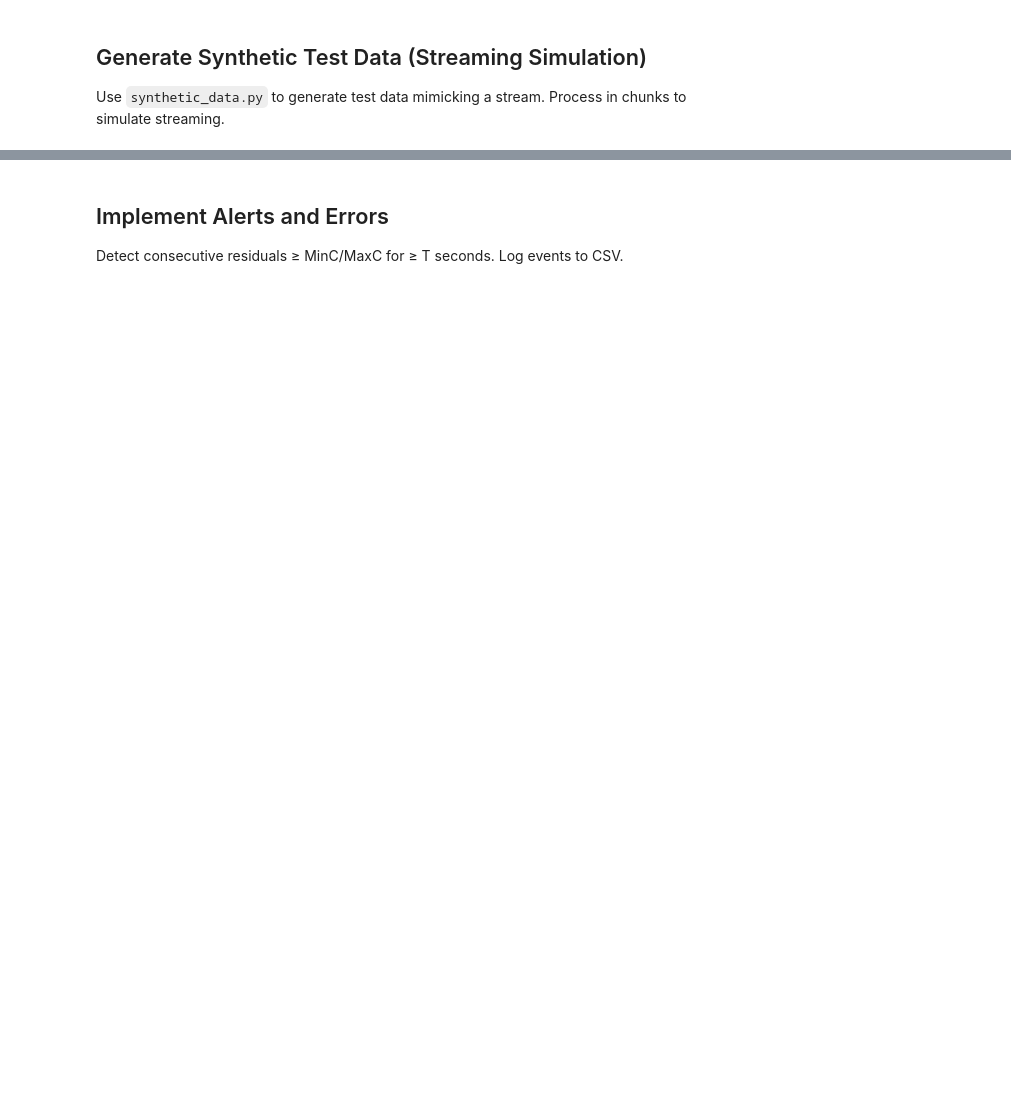
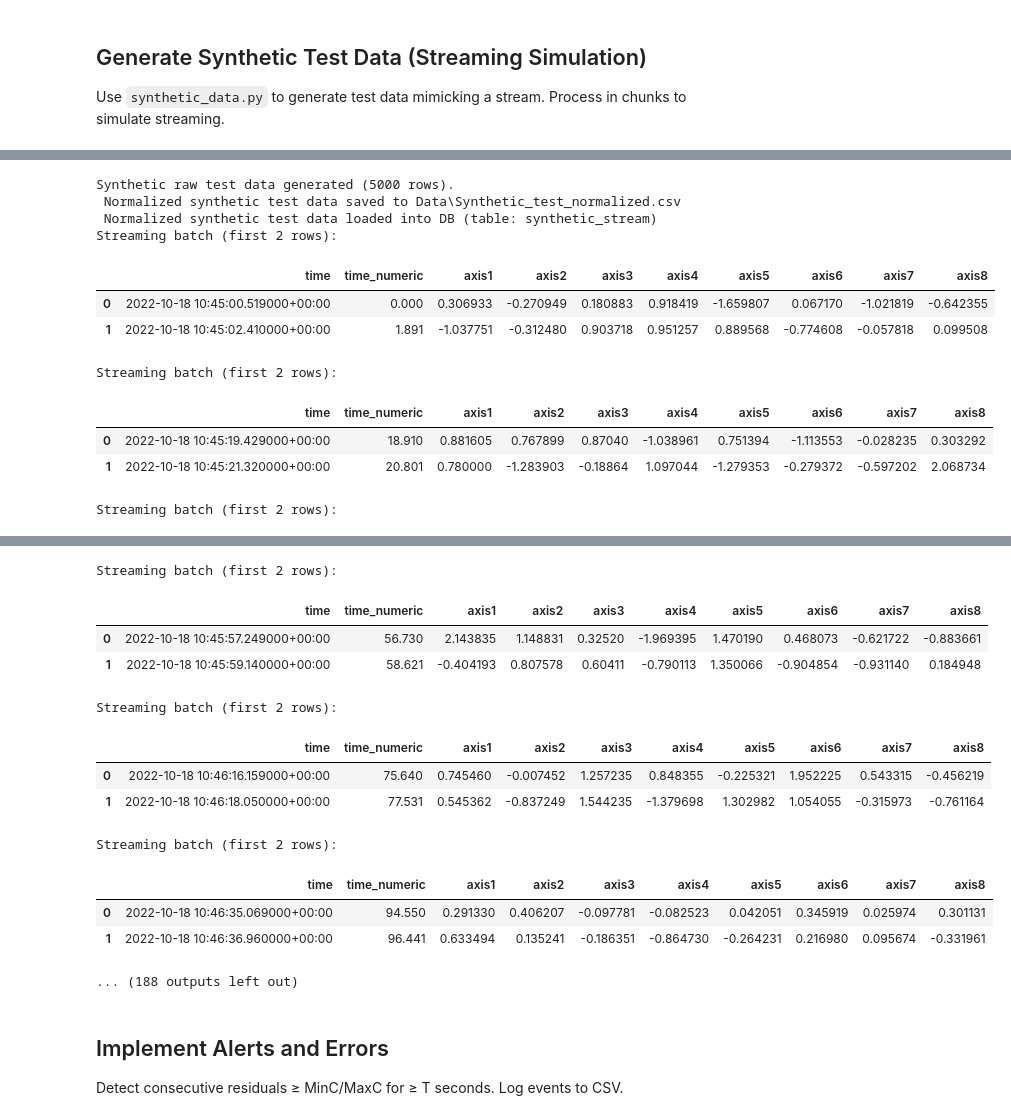
Before and after one commit to AiswaryaSukumar/CSCN8010_Assignment1, a Jupyter notebook: Streaming_Regression.ipynb, the cells around one changed output, grey strips where cells are left out. Drawn from its saved outputs; the diff is of its cells as text; code cells hidden in the pictures; blank space fills up the shorter version.

```diff
--- a/Streaming_Regression.ipynb
+++ b/Streaming_Regression.ipynb
@@ -285,0 +282,66 @@ for axis in AXES:
+# %%
+from synthetic_data import make_synthetic_test
+
+# --- Step 4A: Generate synthetic test data ---
+df_test, sample_interval_sec = make_synthetic_test(
+    df_train, models, AXES,
+    n_rows=5000,
+    sample_interval_sec=sample_interval_sec,
+    residuals_dict=residuals_dict,
+    force_above=True,
+    MinC=MinC,
+    MaxC=MaxC
+)
+
+print(f"Synthetic raw test data generated ({len(df_test)} rows).")
+
+# --- Step 4B: Normalize test data using training mean/std ---
+norm_df = df_test.copy()
+for axis in AXES:
+    mean_val = df_train[axis].mean()
+    std_val = df_train[axis].std()
+    if std_val > 0:
+        norm_df[axis] = (df_test[axis] - mean_val) / std_val
+
+# Save normalized synthetic test data to CSV
+synthetic_path = DATA_DIR / "Synthetic_test_normalized.csv"
+norm_df.to_csv(synthetic_path, index=False)
+print(f" Normalized synthetic test data saved to {synthetic_path}")
+
+# --- Step 4C: Load normalized synthetic data into DB ---
+table_name = "synthetic_stream"
+norm_df.to_sql(table_name, engine, if_exists="replace", index=False)
+print(f" Normalized synthetic test data loaded into DB (table: {table_name})")
+
+# --- Step 4D: Simulate streaming by reading in chunks ---
+chunk_size = 50
+residuals_test = {axis: [] for axis in AXES}
+
+query = f"SELECT * FROM {table_name} ORDER BY time"
+for chunk in pd.read_sql(query, engine, chunksize=chunk_size):
+    print("Streaming batch (first 2 rows):")
+    display(chunk.head(2))
+
+    # Process residuals for each axis in the chunk
+    X_chunk = chunk[['time_numeric']].values
+    for axis in AXES:
+        y_pred = models[axis].predict(X_chunk)
+        y_actual = chunk[axis].values
+        residuals_test[axis].extend(y_actual - y_pred)
+
+# Convert residual lists to arrays
+residuals_test = {axis: np.array(vals) for axis, vals in residuals_test.items()}
+print(" Residuals computed from streamed synthetic test data")
+# %% [output]
+Synthetic raw test data generated (5000 rows).
+ Normalized synthetic test data saved to Data\Synthetic_test_normalized.csv
+ Normalized synthetic test data loaded into DB (table: synthetic_stream)
+Streaming batch (first 2 rows):
+|  | time | time_numeric | axis1 | axis2 | axis3 | axis4 | axis5 | axis6 | axis7 | axis8 |
+| 0 | 2022-10-18 10:45:00.519000+00:00 | 0.000 | 0.306933 | -0.270949 | 0.180883 | 0.918419 | -1.659807 | 0.067170 | -1.021819 | -0.642355 |
+| 1 | 2022-10-18 10:45:02.410000+00:00 | 1.891 | -1.037751 | -0.312480 | 0.903718 | 0.951257 | 0.889568 | -0.774608 | -0.057818 | 0.099508 |
+Streaming batch (first 2 rows):
+|  | time | time_numeric | axis1 | axis2 | axis3 | axis4 | axis5 | axis6 | axis7 | axis8 |
+| 0 | 2022-10-18 10:45:19.429000+00:00 | 18.910 | 0.881605 | 0.767899 | 0.87040 | -1.038961 | 0.751394 | -1.113553 | -0.028235 | 0.303292 |
+| 1 | 2022-10-18 10:45:21.320000+00:00 | 20.801 | 0.780000 | -1.283903 | -0.18864 | 1.097044 | -1.279353 | -0.279372 | -0.597202 | 2.068734 |
+Streaming batch (first 2 rows):
@@ -286,3 +351,16 @@ for axis in AXES:
+Streaming batch (first 2 rows):
+|  | time | time_numeric | axis1 | axis2 | axis3 | axis4 | axis5 | axis6 | axis7 | axis8 |
+| 0 | 2022-10-18 10:45:57.249000+00:00 | 56.730 | 2.143835 | 1.148831 | 0.32520 | -1.969395 | 1.470190 | 0.468073 | -0.621722 | -0.883661 |
+| 1 | 2022-10-18 10:45:59.140000+00:00 | 58.621 | -0.404193 | 0.807578 | 0.60411 | -0.790113 | 1.350066 | -0.904854 | -0.931140 | 0.184948 |
+Streaming batch (first 2 rows):
+|  | time | time_numeric | axis1 | axis2 | axis3 | axis4 | axis5 | axis6 | axis7 | axis8 |
+| 0 | 2022-10-18 10:46:16.159000+00:00 | 75.640 | 0.745460 | -0.007452 | 1.257235 | 0.848355 | -0.225321 | 1.952225 | 0.543315 | -0.456219 |
+| 1 | 2022-10-18 10:46:18.050000+00:00 | 77.531 | 0.545362 | -0.837249 | 1.544235 | -1.379698 | 1.302982 | 1.054055 | -0.315973 | -0.761164 |
+Streaming batch (first 2 rows):
+|  | time | time_numeric | axis1 | axis2 | axis3 | axis4 | axis5 | axis6 | axis7 | axis8 |
+| 0 | 2022-10-18 10:46:35.069000+00:00 | 94.550 | 0.291330 | 0.406207 | -0.097781 | -0.082523 | 0.042051 | 0.345919 | 0.025974 | 0.301131 |
+| 1 | 2022-10-18 10:46:36.960000+00:00 | 96.441 | 0.633494 | 0.135241 | -0.186351 | -0.864730 | -0.264231 | 0.216980 | 0.095674 | -0.331961 |
+... (188 outputs left out)
 # %% [markdown]
 ## Implement Alerts and Errors
 Detect consecutive residuals ≥ MinC/MaxC for ≥ T seconds. Log events to CSV.
```
Also changed, not shown: parts of 14 cells of this notebook, 19 other files.
